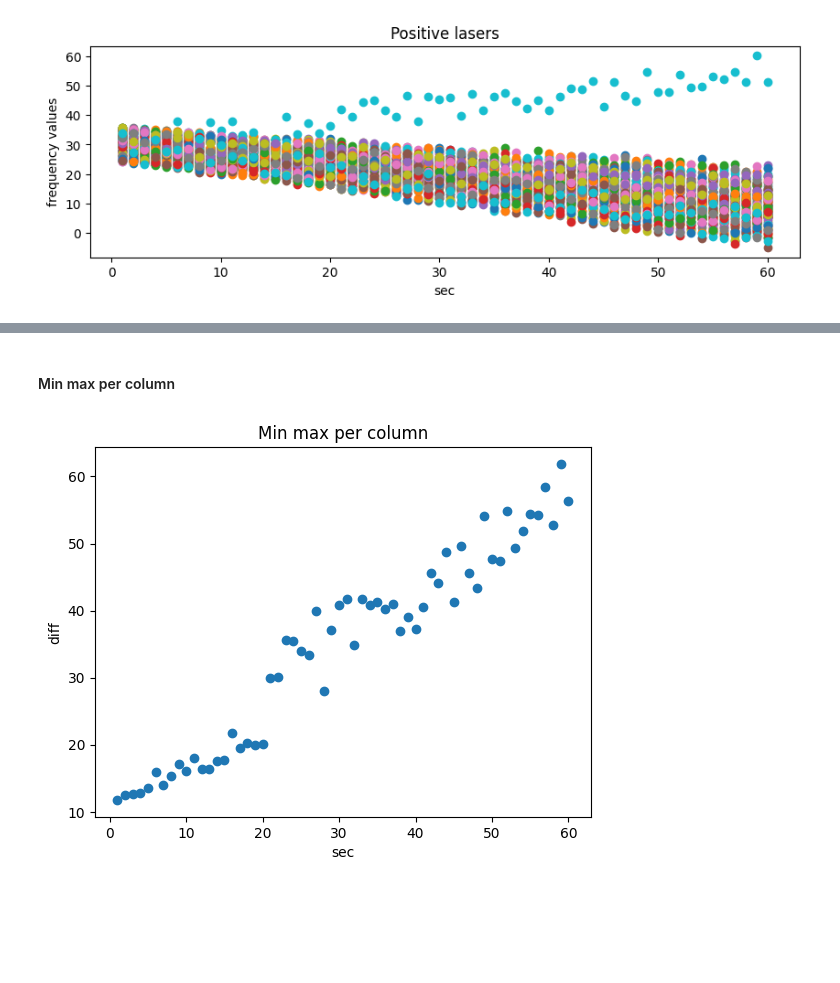
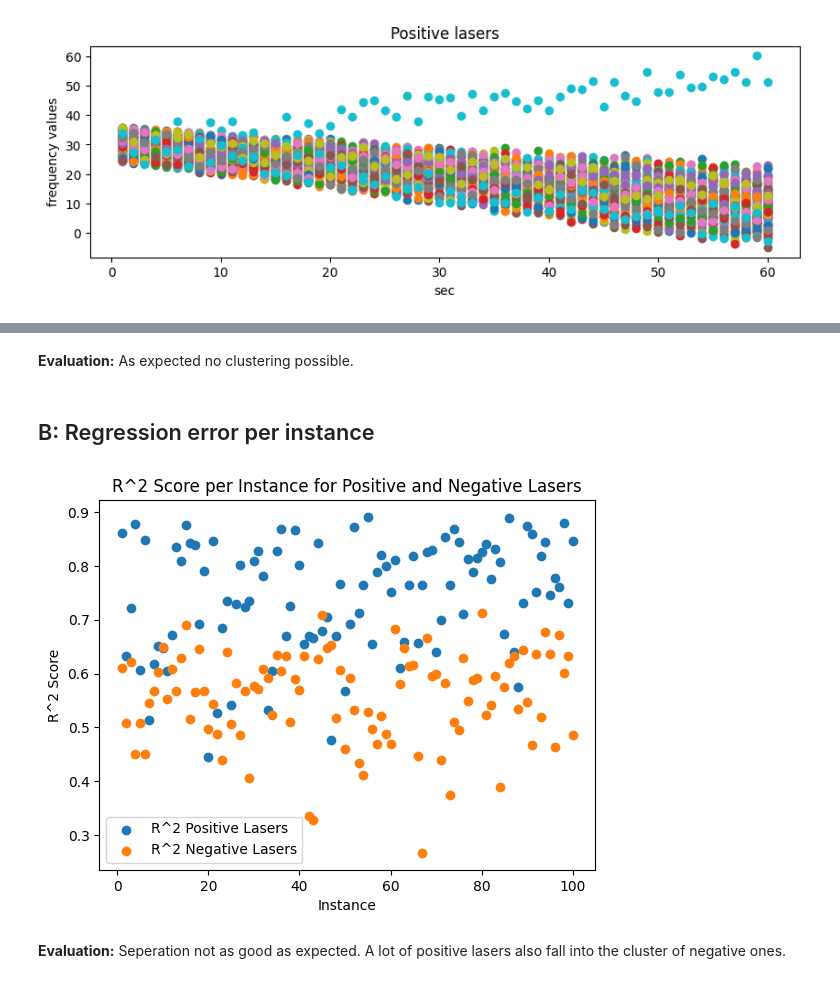
Before and after one commit to MarStreicher/IDA_Laser, a Jupyter notebook: src/data_analysis.ipynb, the cells around one changed output, grey strips where cells are left out. Saved outputs shown, nothing was run; the diff lists cells and outputs as text; code cells hidden in the pictures; blank space fills up the shorter version.

```diff
--- a/src/data_analysis.ipynb
+++ b/src/data_analysis.ipynb
@@ -192,15 +213,44 @@ plt.show()
-# %% [markdown]
-#### Min max per column
-# %%
-min_values = np.min(data, axis=0)
-max_values = np.max(data, axis=0)
-
-difference = max_values - min_values
-
-plt.scatter(np.arange(1,(len(difference)+1)), difference)
-plt.xlabel('sec')
-plt.ylabel('diff')
-plt.title('Min max per column')
-plt.show()
-# %% [output]
-[figure, removed]
+# %% [markdown]
+**Evaluation:** As expected no clustering possible.
+# %% [markdown]
+## B: Regression error per instance
+# %%
+def calculate_r2_scores(lasers, time_frame):
+    """Calculate R^2 scores for given lasers and time frame."""
+    r2_scores = []
+    model = LinearRegression()
+    for laser in lasers:
+        laser_reshaped = laser.reshape(-1, 1)
+        model.fit(laser_reshaped, time_frame)
+        y_pred = model.predict(laser_reshaped)
+        r2 = r2_score(time_frame, y_pred)
+        r2_scores.append(r2)
+    return np.array(r2_scores)
+
+def plot_r2_scores(r2_scores_positive, r2_scores_negative):
+    """Plot R^2 scores for positive and negative lasers."""
+    plt.scatter(range(1, len(r2_scores_positive) + 1), r2_scores_positive, label='R^2 Positive Lasers')
+    plt.scatter(range(1, len(r2_scores_negative) + 1), r2_scores_negative, label='R^2 Negative Lasers')
+    plt.xlabel('Instance')
+    plt.ylabel('R^2 Score')
+    plt.title('R^2 Score per Instance for Positive and Negative Lasers')
+    plt.legend()
+    plt.show()
+
+
+
+negative_indices = np.where(target < 0)
+positive_indices = np.where(target > 0)
+
+negative_lasers = data[negative_indices[0]]
+positive_lasers = data[positive_indices[0]]
+
+r2_scores_positive = calculate_r2_scores(positive_lasers, time_frame)
+r2_scores_negative = calculate_r2_scores(negative_lasers, time_frame)
+
+
+plot_r2_scores(r2_scores_positive, r2_scores_negative)
+# %% [output]
+[figure, added]
+# %% [markdown]
+**Evaluation:** Seperation not as good as expected. A lot of positive lasers also fall into the cluster of negative ones.
```
Also changed, not shown: parts of 11 cells of this notebook.
